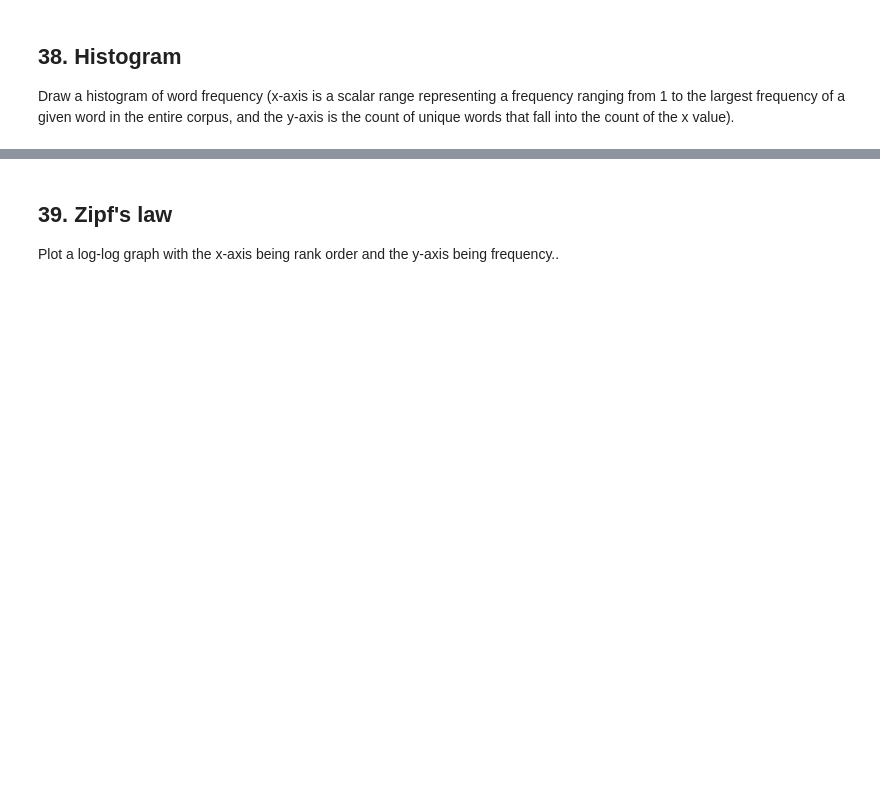
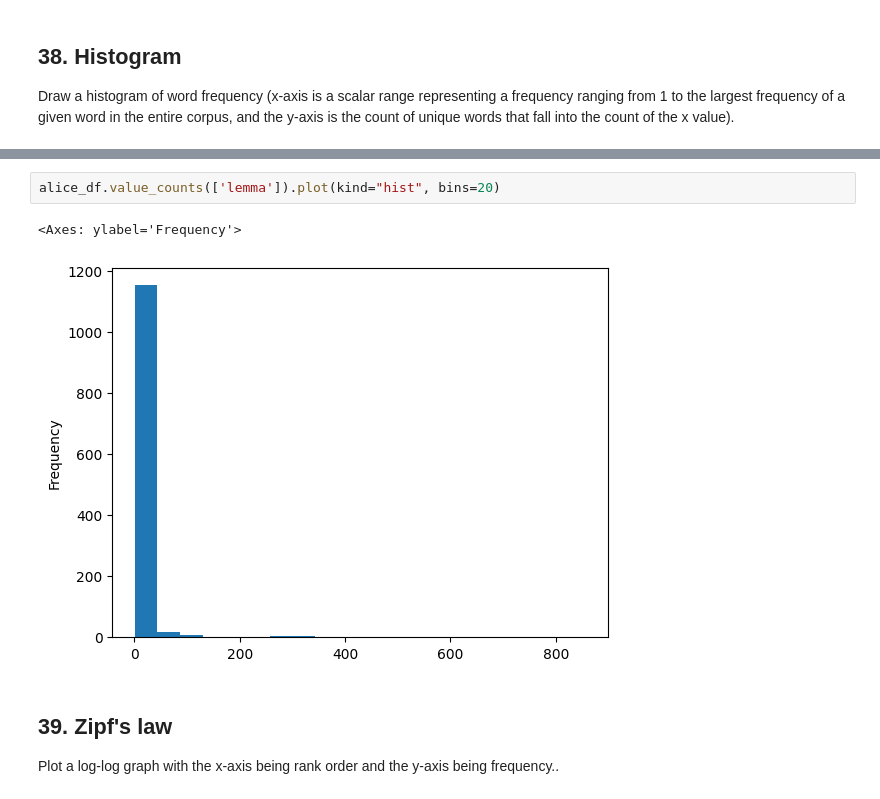
Before and after one commit to rizstwn/llm-learning, a Jupyter notebook: nlp-hundred-exercise.ipynb, the cells around one changed output, grey strips where cells are left out. Cells and saved outputs as stored; diff of their text form; blank space fills up the shorter version.

```diff
--- a/nlp-hundred-exercise.ipynb
+++ b/nlp-hundred-exercise.ipynb
@@ -769,3 +988,8 @@ Draw a histogram of word frequency (x-axis is a scalar range representing a freq
+# %%
+alice_df.value_counts(['lemma']).plot(kind="hist", bins=20)
+# %% [output]
+<Axes: ylabel='Frequency'>
+[figure, added]
 # %% [markdown]
 ## 39. Zipf's law
 
```
Also changed, not shown: parts of 19 cells of this notebook.
